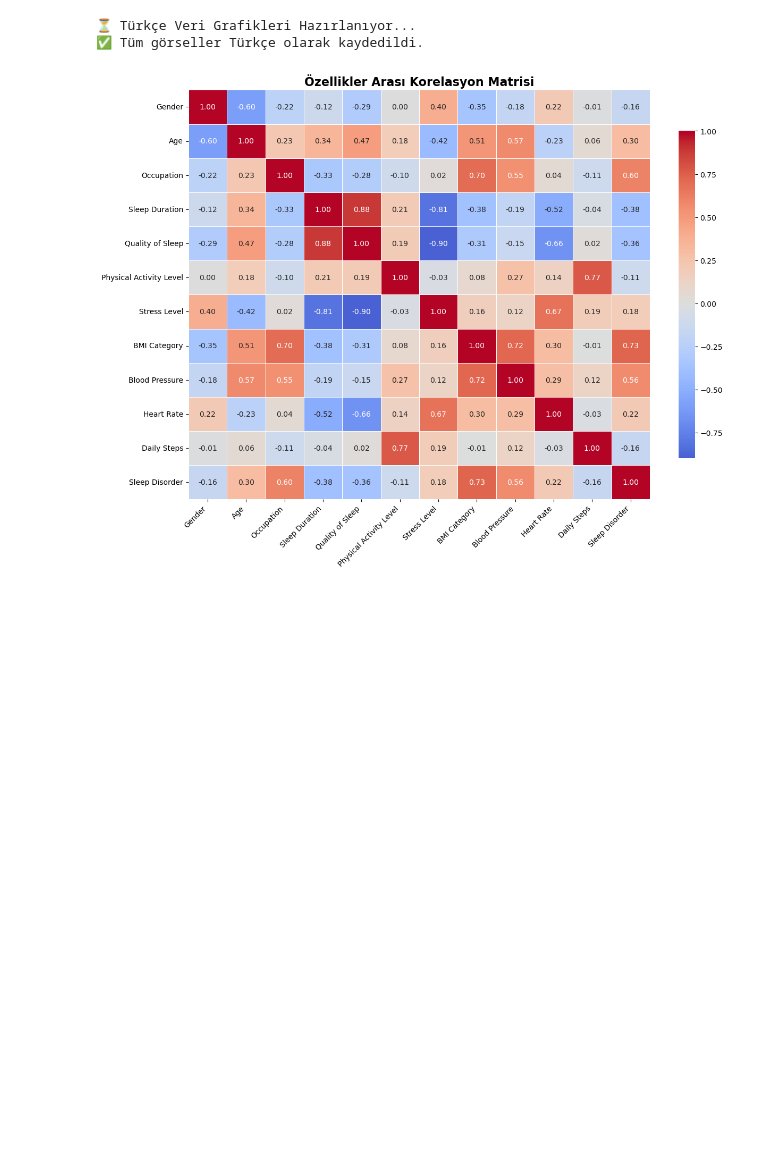
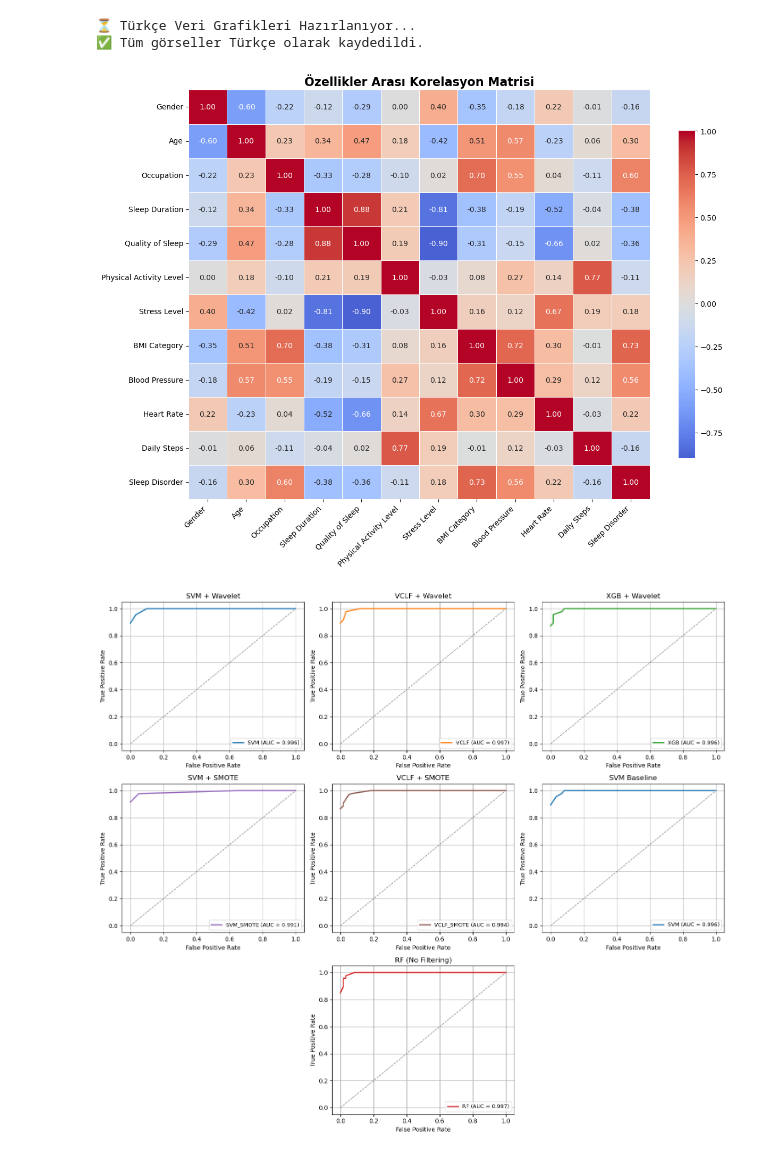
Before and after one commit to MelihKotman/sleep-disorder-signal-processing, a Jupyter notebook: notebooks/thesis_visualization.ipynb, the cells around one changed output. Saved outputs shown, nothing was run; the diff lists cells and outputs as text; code cells hidden in the pictures; blank space fills up the shorter version.

```diff
--- a/notebooks/thesis_visualization.ipynb
+++ b/notebooks/thesis_visualization.ipynb
@@ -721,3 +721,99 @@ if __name__ == "__main__":
 ⏳ Türkçe Veri Grafikleri Hazırlanıyor...
 ✅ Tüm görseller Türkçe olarak kaydedildi.
 [figure]
+# %%
+import pandas as pd
+import numpy as np
+import matplotlib.pyplot as plt
+from sklearn.preprocessing import label_binarize
+from sklearn.metrics import roc_curve, auc
+
+# =====================================================
+# CSV
+# =====================================================
+roc_path = "/Users/melih/Desktop/sleep-project/sleep-disorder-signal-processing/results/roc_raw/roc_raw_all.csv"
+roc_smote_path = "/Users/melih/Desktop/sleep-project/sleep-disorder-signal-processing/results/roc_raw/roc_raw_baseline_smote.csv"
+roc_baseline_path = "/Users/melih/Desktop/sleep-project/sleep-disorder-signal-processing/results/roc_raw/roc_raw_baseline.csv"
+
+df = pd.concat([
+    pd.read_csv(roc_path),
+    pd.read_csv(roc_smote_path),
+    pd.read_csv(roc_baseline_path)
+], ignore_index=True)
+
+N_CLASSES = 3
+
+COLOR_MAP = {
+    "SVM": "#1f77b4",
+    "VCLF": "#ff7f0e",
+    "XGB": "#2ca02c",
+    "RF": "#d62728",
+    "SVM_SMOTE": "#9467bd",
+    "VCLF_SMOTE": "#8c564b"
+}
+
+# =====================================================
+# ROC çizim fonksiyonu
+# =====================================================
+def plot_roc(ax, df_sub, title):
+    for model_name in df_sub["base_model"].unique():
+        sub = df_sub[df_sub["base_model"] == model_name]
+
+        y_true = label_binarize(sub["true_label"], classes=[0, 1, 2])
+        y_score = sub[[f"proba_class_{i}" for i in range(N_CLASSES)]].values
+
+        fpr, tpr = {}, {}
+        for i in range(N_CLASSES):
+            fpr[i], tpr[i], _ = roc_curve(y_true[:, i], y_score[:, i])
+
+        all_fpr = np.unique(np.concatenate([fpr[i] for i in range(N_CLASSES)]))
+        mean_tpr = np.zeros_like(all_fpr)
+
+        for i in range(N_CLASSES):
+            mean_tpr += np.interp(all_fpr, fpr[i], tpr[i])
+        mean_tpr /= N_CLASSES
+
+        macro_auc = auc(all_fpr, mean_tpr)
+
+        ax.plot(
+            all_fpr,
+            mean_tpr,
+            lw=2,
+            color=COLOR_MAP.get(model_name, "black"),
+            label=f"{model_name} (AUC = {macro_auc:.3f})"
+        )
+
+    ax.plot([0, 1], [0, 1], linestyle="--", color="gray", lw=1)
+    ax.set_title(title)
+    ax.set_xlabel("False Positive Rate")
+    ax.set_ylabel("True Positive Rate")
+    ax.legend(fontsize=9)
+    ax.grid(True)
+
+# =====================================================
+# Subplotlar
+# =====================================================
+fig, axes = plt.subplots(3, 3, figsize=(15, 13))
+
+# Wavelet
+plot_roc(axes[0, 0], df[(df["filter_method"] == "wavelet") & (df["base_model"] == "SVM")], "SVM + Wavelet")
+plot_roc(axes[0, 1], df[(df["filter_method"] == "wavelet") & (df["base_model"] == "VCLF")], "VCLF + Wavelet")
+plot_roc(axes[0, 2], df[(df["filter_method"] == "wavelet") & (df["base_model"] == "XGB")], "XGB + Wavelet")
+
+# SMOTE
+plot_roc(axes[1, 0], df[(df["filter_method"].str.lower() == "smote") & (df["base_model"] == "SVM_SMOTE")], "SVM + SMOTE")
+plot_roc(axes[1, 1], df[(df["filter_method"].str.lower() == "smote") & (df["base_model"] == "VCLF_SMOTE")], "VCLF + SMOTE")
+
+# Baseline & None
+plot_roc(axes[1, 2], df[(df["filter_method"] == "baseline") & (df["base_model"] == "SVM")], "SVM Baseline")
+plot_roc(axes[2, 1], df[(df["filter_method"] == "none") & (df["base_model"] == "RF")], "RF (No Filtering)")
+
+# Boş subplotları kapat
+axes[2, 0].axis("off")
+axes[2, 2].axis("off")
+
+plt.tight_layout()
+plt.savefig("/Users/melih/Desktop/sleep-project/sleep-disorder-signal-processing/results/figures/ROC_Comparison.png", dpi=400, bbox_inches='tight')
+plt.show()
+# %% [output]
+[figure, added]
```
Also changed, not shown: parts of 1 cell of this notebook.
